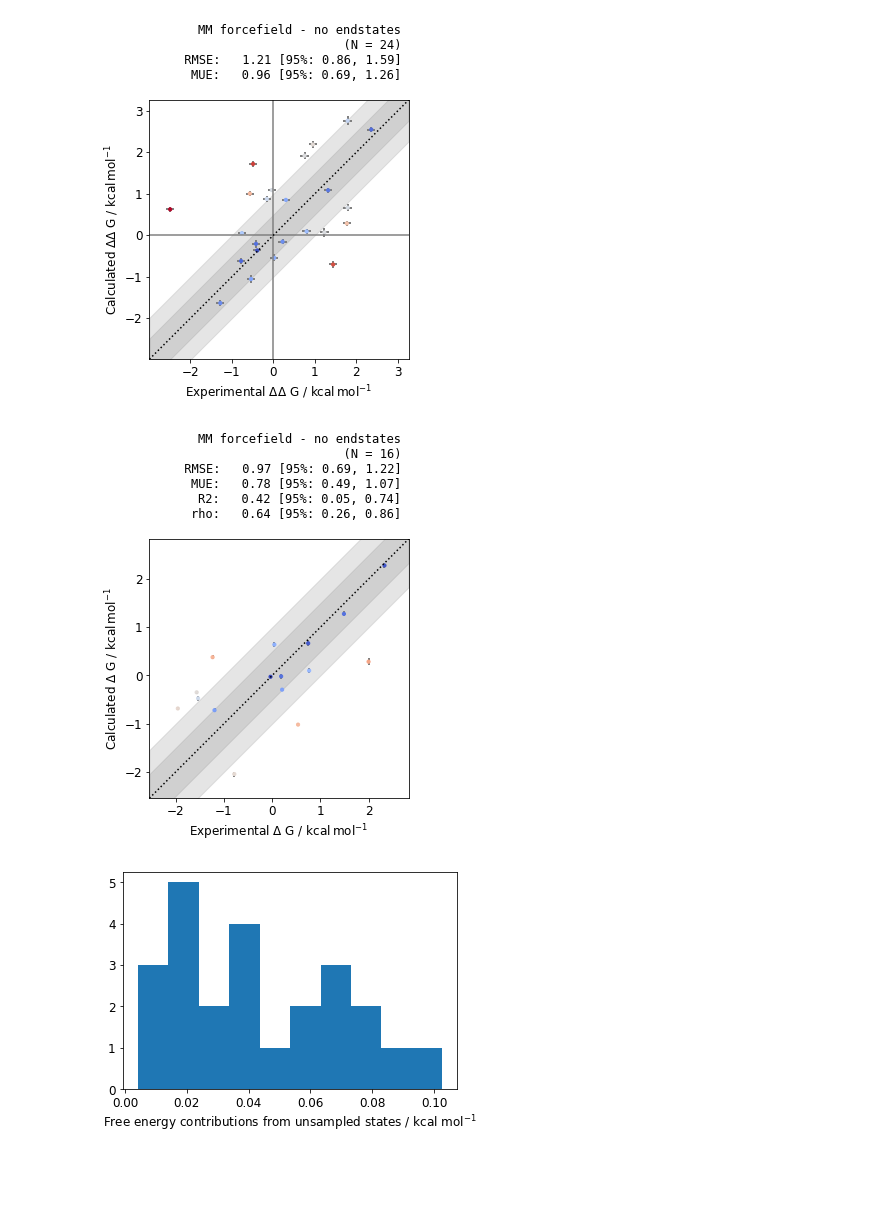
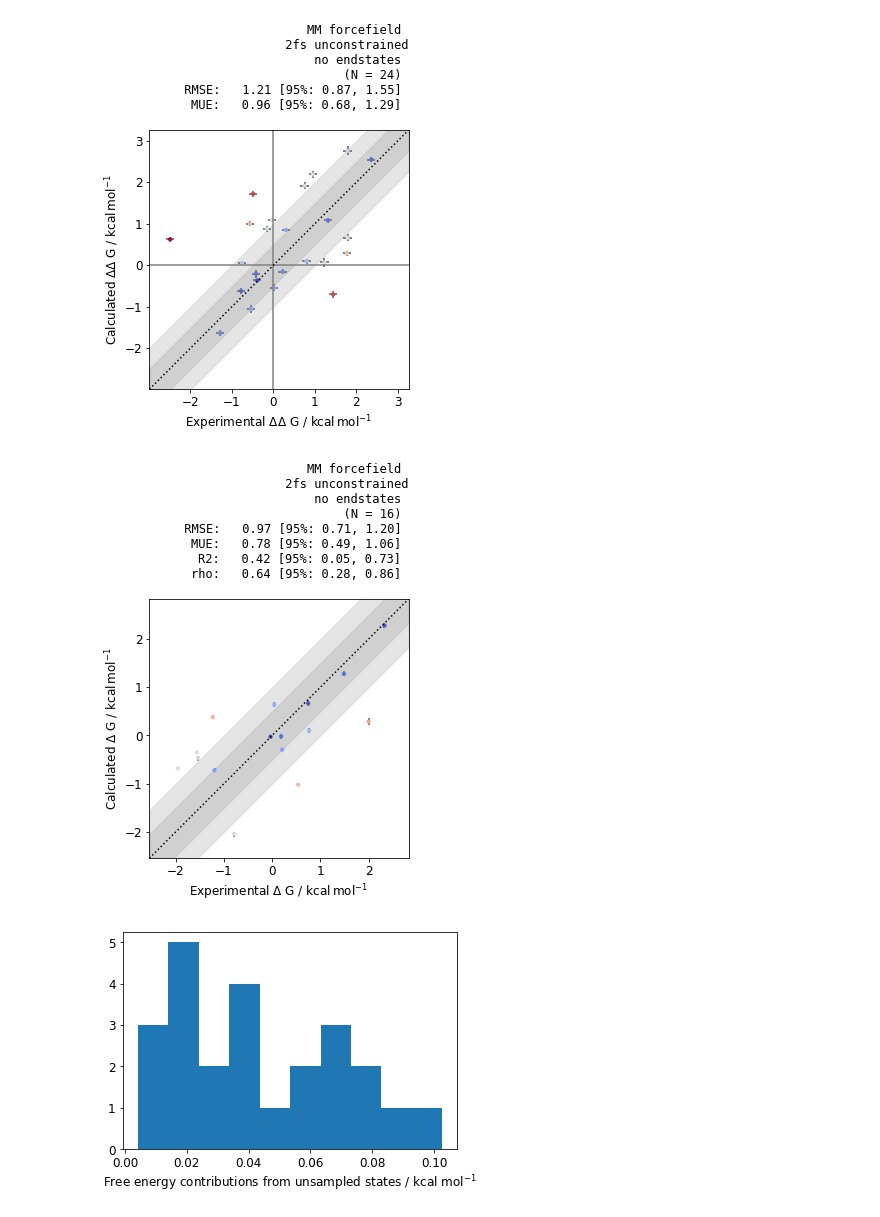
Before and after one commit to choderalab/nn-endstates, a Jupyter notebook: tyk2_hrestraints/Tyk2.ipynb, the cells around one changed output. Saved outputs shown, nothing was run; the diff lists cells and outputs as text; code cells hidden in the pictures; blank space fills up the shorter version.

```diff
--- a/tyk2_hrestraints/Tyk2.ipynb
+++ b/tyk2_hrestraints/Tyk2.ipynb
@@ -12,8 +12,11 @@ kT = kB * temperature
 all_sims = []
 
 for results_file in os.listdir('results/'):
-    results = np.load(f'results/{results_file}',allow_pickle=True)
-    all_sims.append(results)
+    try:
+        results = np.load(f'results/{results_file}',allow_pickle=True)
+        all_sims.append(results)
+    except IsADirectoryError:
+        continue
 # %%
 import networkx as nx
 mm_g = nx.DiGraph()
@@ -24,11 +27,22 @@ for sim in all_sims:
     ligA = int(sim.directory[3:].split('to')[0])
     ligB = int(sim.directory[3:].split('to')[1])
     mm_g.add_edge(ligA, ligB,calc_DDG=-sim.bindingdg/sim.bindingdg.unit, calc_dDDG=sim.bindingddg/sim.bindingddg.unit,exp_DDG=(experimental[ligB] - experimental[ligA]),exp_dDDG=0.1)
+# %%
+mm_g_4fs = nx.DiGraph()
+
+sims_4fs = []
+
+for results_file in os.listdir('results/4fs_with_restraints/'):
+    results = np.load(f'results/4fs_with_restraints/{results_file}',allow_pickle=True)
+    sims_4fs.append(results)
+
+for sim in sims_4fs:
+    ligA = int(sim.directory[3:].split('to')[0])
+    ligB = int(sim.directory[3:].split('to')[1])
+    mm_g_4fs.add_edge(ligA, ligB,calc_DDG=-sim.bindingdg/sim.bindingdg.unit, calc_dDDG=sim.bindingddg/sim.bindingddg.unit,exp_DDG=(experimental[ligB] - experimental[ligA]),exp_dDDG=0.1)
 # %%
-import networkx as nx
 mm_g_no_endstate = nx.DiGraph()
 endstate_corrections = []
-experimental = [-9.540000 , -10.940000 , -8.980000 , -11.310000 , -9.210000 , -8.260000 , -10.980000 , -7.750000 , -    9.560000 , -7.420000 , -11.280000 , -9 , -9.700000 , -11.700000 , -9.780000 , -10.530000]
 
 for sim in all_sims:
     ligA = int(sim.directory[3:].split('to')[0])
@@ -36,6 +50,6 @@ for sim in all_sims:
     no_e = ((sim._solf_ij[1,-2]-sim._comf_ij[1,-2])*kT).in_units_of(unit.kilocalories_per_mole)
     no_e_corr = ((((sim._soldf_ij[1,-2])**2+sim._comdf_ij[1,-2]**2)**0.5)*kT).in_units_of(unit.kilocalories_per_mole)
     endstate_corrections.append(np.abs(no_e - sim.bindingdg))
-    print(no_e_corr)
+#     print(no_e_corr)
     mm_g_no_endstate.add_edge(ligA, ligB,calc_DDG=-no_e/sim.bindingddg.unit, calc_dDDG=no_e_corr/sim.bindingddg.unit,exp_DDG=(experimental[ligB] - experimental[ligA]),exp_dDDG=0.1)
 #     endstate_correction = sim.bindingdg/sim.bindingdg.unit - (sim._comdf_ij[1:-1]-sim._soldf_ij[1:-1])
@@ -74,0 +71,12 @@ plotting.plot_DGs(mm_g,title='MM forcefield')
+# %%
+plotting.plot_DDGs(mm_g_4fs,title='MM forcefield \n 4fs')
+
+f_i_calc, C_calc = stats.mle(mm_g_4fs, factor='calc_DDG')
+variance = np.diagonal(C_calc)
+for i, (f_i, df_i) in enumerate(zip(f_i_calc, variance**0.5)):
+    mm_g_4fs.nodes[i]['calc_DG'] = f_i
+    mm_g_4fs.nodes[i]['calc_dDG'] = df_i
+    mm_g_4fs.nodes[i]['exp_DG'] = experimental[i]
+    mm_g_4fs.nodes[i]['exp_dDG'] = 0.01
+
+plotting.plot_DGs(mm_g_4fs,title='MM forcefield \n 4fs')
@@ -75,18 +86,18 @@ plotting.plot_DGs(mm_g,title='MM forcefield')
 # %%
-plotting.plot_DDGs(mm_g_no_endstate,title='MM forcefield - no endstates')
+plotting.plot_DDGs(mm_g_no_endstate,title='MM forcefield \n 2fs unconstrained\n no endstates')
 
 f_i_calc, C_calc = stats.mle(mm_g_no_endstate, factor='calc_DDG')
 variance = np.diagonal(C_calc)
 for i, (f_i, df_i) in enumerate(zip(f_i_calc, variance**0.5)):
     mm_g_no_endstate.nodes[i]['calc_DG'] = f_i
     mm_g_no_endstate.nodes[i]['calc_dDG'] = df_i
     mm_g_no_endstate.nodes[i]['exp_DG'] = experimental[i]
     mm_g_no_endstate.nodes[i]['exp_dDG'] = 0.01
 
-plotting.plot_DGs(mm_g_no_endstate,title='MM forcefield - no endstates')
+plotting.plot_DGs(mm_g_no_endstate,title='MM forcefield \n 2fs unconstrained\n no endstates')
 # %% [output]
-[figure, old version]
+[figure, new version]
-[figure, old version]
+[figure, new version]
 # %%
 plt.hist(endstate_corrections)
 plt.xlabel('Free energy contributions from unsampled states / kcal mol'+r'$^{-1}$')
```
Also changed, not shown: parts of 9 cells of this notebook, 46 other files.
